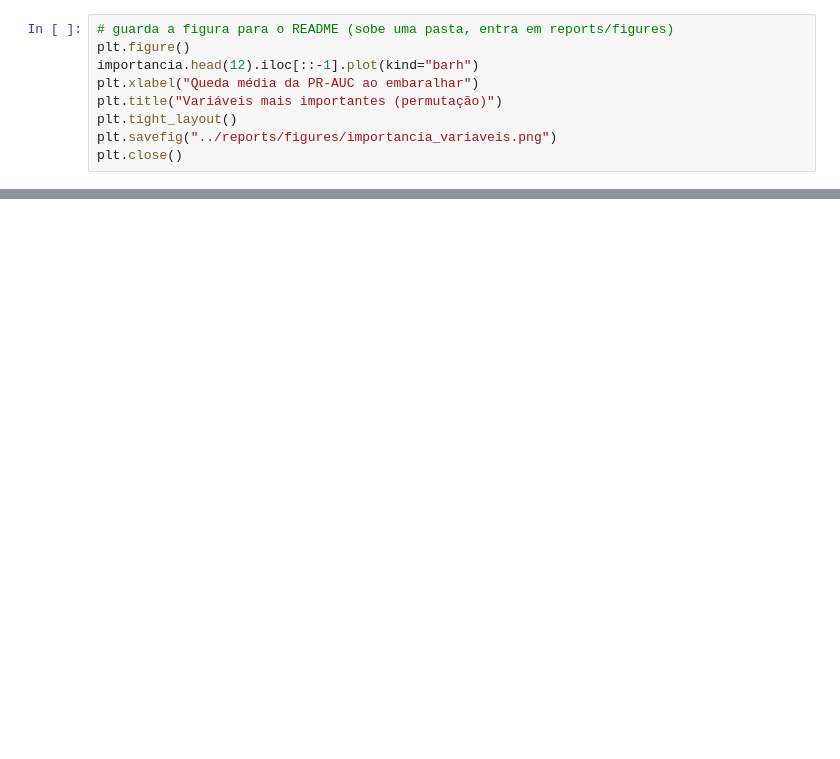
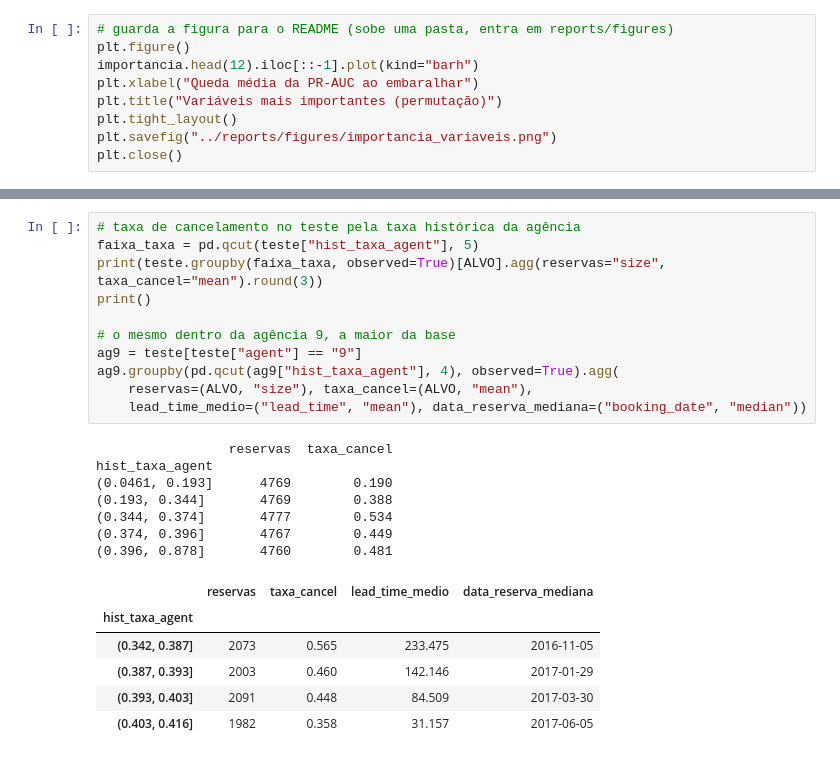
Before and after one commit to josepharroyoh/hotel-cancellation-ml, a Jupyter notebook: notebooks/08_explainability_error_analysis.ipynb, the cells around one changed output, grey strips where cells are left out. Cells and saved outputs as stored; diff of their text form; blank space fills up the shorter version.

```diff
--- a/notebooks/08_explainability_error_analysis.ipynb
+++ b/notebooks/08_explainability_error_analysis.ipynb
@@ -192,0 +206,25 @@ dtype: float32
+# %%
+# taxa de cancelamento no teste pela taxa histórica da agência
+faixa_taxa = pd.qcut(teste["hist_taxa_agent"], 5)
+print(teste.groupby(faixa_taxa, observed=True)[ALVO].agg(reservas="size", taxa_cancel="mean").round(3))
+print()
+
+# o mesmo dentro da agência 9, a maior da base
+ag9 = teste[teste["agent"] == "9"]
+ag9.groupby(pd.qcut(ag9["hist_taxa_agent"], 4), observed=True).agg(
+    reservas=(ALVO, "size"), taxa_cancel=(ALVO, "mean"),
+    lead_time_medio=("lead_time", "mean"), data_reserva_mediana=("booking_date", "median"))
+# %% [output]
+                 reservas  taxa_cancel
+hist_taxa_agent
+(0.0461, 0.193]      4769        0.190
+(0.193, 0.344]       4769        0.388
+(0.344, 0.374]       4777        0.534
+(0.374, 0.396]       4767        0.449
+(0.396, 0.878]       4760        0.481
+|  | reservas | taxa_cancel | lead_time_medio | data_reserva_mediana |
+| hist_taxa_agent |  |  |  |  |
+| (0.342, 0.387] | 2073 | 0.565 | 233.475 | 2016-11-05 |
+| (0.387, 0.393] | 2003 | 0.460 | 142.146 | 2017-01-29 |
+| (0.393, 0.403] | 2091 | 0.448 | 84.509 | 2017-03-30 |
+| (0.403, 0.416] | 1982 | 0.358 | 31.157 | 2017-06-05 |
```
Also changed, not shown: parts of 28 cells of this notebook.
